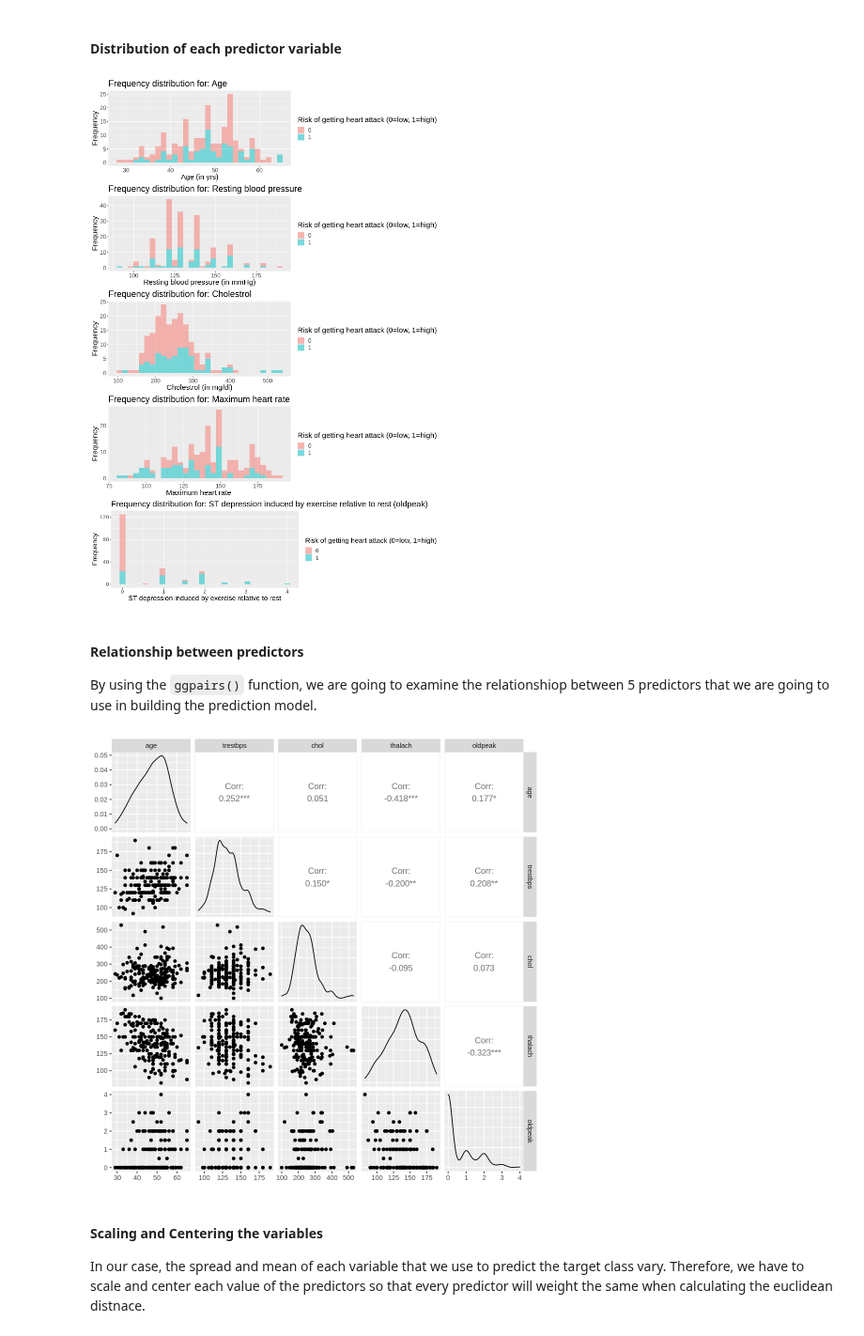
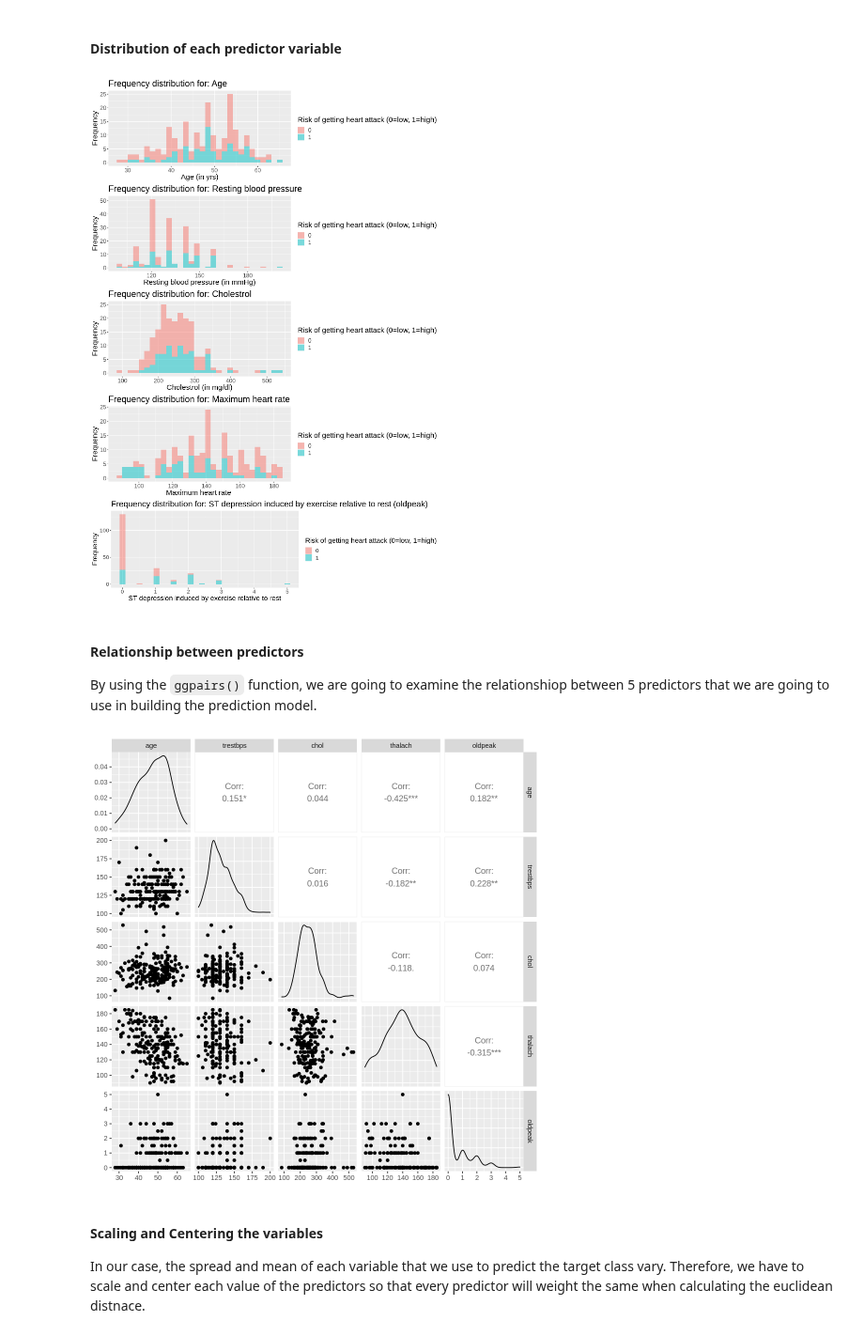
Before and after one commit to RichardAdhika22/heart_attack_prediction_knn, a Jupyter notebook: Group_project_report.ipynb, the cells around one changed output. Shown at 94% size. Drawn from its saved outputs; the diff is of its cells as text; code cells hidden in the pictures.

```diff
--- a/Group_project_report.ipynb
+++ b/Group_project_report.ipynb
@@ -42,8 +42,13 @@ The dataframe above does not have any column name, so we can add the column's na
 # %%
 colnames(heart_attack_data_raw) = c('age','sex','cp','trestbps','chol','fbs','restecg','thalach','exang','oldpeak','slope','ca','thal','num')
-heart_attack_data_tidy = select(heart_attack_data_raw,-slope,-ca,-thal)
-heart_attack_data_tidy = filter_all(heart_attack_data_tidy,all_vars(.!="?"))
-heart_attack_data_tidy = mutate_if(heart_attack_data_tidy, is.character,as.numeric) |> mutate(num = as.factor(num)) |> mutate(sex = as.factor(sex))
 
-heart_attack_data_tidy
+heart_attack_data_modified = heart_attack_data_raw |>
+    mutate(num = as.factor(num),
+           age = as.double(age),
+           trestbps = as.double(trestbps),
+           chol = as.double(chol),
+           thalach = as.double(thalach),
+           oldpeak = as.double(oldpeak))
+
+heart_attack_data_modified
 # %% [output]
@@ -59,0 +75,9 @@ A tibble: 261 × 11
+# %%
+heart_attack_data_selected = heart_attack_data_tidy |>
+    select(age,trestbps,chol,thalach,oldpeak,num)|>
+    drop_na()
+
+nrow_heart_attack_tidy = nrow(heart_attack_data_selected)
+
+heart_attack_data_selected
+nrow_heart_attack_tidy
@@ -62,7 +98,7 @@ A tibble: 261 × 11
 
 As a rule of thumb, we should always split our data into training set and testing set when doing a prediction. All of the exploratory analysis and model below will only be built based on the training data. For the testing data, we will only use it to evaluate the accuracy of our prediction and summarize how well our prediction do. Furthermore, we also set the seed to some value so that our prediction model will be reproducible. Lastly, we use 75 percent of our original dataset as our training data using `prop=0.75`.
 # %%
-heart_attack_split = initial_split(heart_attack_data_tidy, prop = 0.75, strata = num)
+heart_attack_split = initial_split(heart_attack_data_selected, prop = 0.75, strata = num)
 heart_attack_training = training(heart_attack_split)
 heart_attack_testing = testing(heart_attack_split)
 
@@ -183,35 +199,35 @@ A tibble: 2 × 11
 # %%
 options(repr.plot.width=12, repr.plot.height=18)
 
-age_hist = heart_attack_data_selected |>
+age_hist = heart_attack_training |>
     ggplot(aes(x=age, fill=num))+
     geom_histogram(alpha=0.5,bins = 30)+
     labs(x = "Age (in yrs)", y = "Frequency", fill = "Risk of getting heart attack (0=low, 1=high)")+
     ggtitle("Frequency distribution for: Age")+
     theme(text = element_text(size=18))
 
-trestbps_hist = heart_attack_data_selected |>
+trestbps_hist = heart_attack_training |>
     ggplot(aes(x=trestbps, fill=num))+
     geom_histogram(alpha=0.5,bins = 30)+
     labs(x = "Resting blood pressure (in mmHg)", y = "Frequency", fill = "Risk of getting heart attack (0=low, 1=high)")+
     ggtitle("Frequency distribution for: Resting blood pressure")+
     theme(text = element_text(size=18))
 
-chol_hist = heart_attack_data_selected |>
+chol_hist = heart_attack_training |>
     ggplot(aes(x=chol, fill=num))+
     geom_histogram(alpha=0.5,bins = 30)+
     labs(x = "Cholestrol (in mg/dl)", y = "Frequency", fill = "Risk of getting heart attack (0=low, 1=high)")+
     ggtitle("Frequency distribution for: Cholestrol")+
     theme(text = element_text(size=18))
 
-thalach_hist = heart_attack_data_selected |>
+thalach_hist = heart_attack_training |>
     ggplot(aes(x=thalach, fill=num))+
     geom_histogram(alpha=0.5,bins = 30)+
     labs(x = "Maximum heart rate ", y = "Frequency", fill = "Risk of getting heart attack (0=low, 1=high)")+
     ggtitle("Frequency distribution for: Maximum heart rate")+
     theme(text = element_text(size=18))
 
-oldpeak_hist = heart_attack_data_selected |>
+oldpeak_hist = heart_attack_training |>
     ggplot(aes(x=oldpeak, fill=num))+
     geom_histogram(alpha=0.5,bins = 30)+
     labs(x = "ST depression induced by exercise relative to rest", y = "Frequency", fill = "Risk of getting heart attack (0=low, 1=high)")+
@@ -220,7 +236,7 @@ oldpeak_hist = heart_attack_data_selected |>
 
 plot_grid(age_hist, trestbps_hist, chol_hist, thalach_hist, oldpeak_hist, ncol=1)
 # %% [output]
-[figure, old version]
+[figure, new version]
 # %% [markdown]
 #### Relationship between predictors
 
@@ -228,13 +244,13 @@ By using the `ggpairs()` function, we are going to examine the relationshiop bet
 # %%
 options(repr.plot.width = 8, repr.plot.height = 8)
 
-heart_attack_relationships = heart_attack_data_selected |>
+heart_attack_relationships = heart_attack_training |>
     select(-num)|>
     ggpairs()
 
 heart_attack_relationships
 # %% [output]
-[figure, old version]
+[figure, new version]
 # %% [markdown]
 #### Scaling and Centering the variables
 
```
Also changed, not shown: parts of 22 cells of this notebook.
